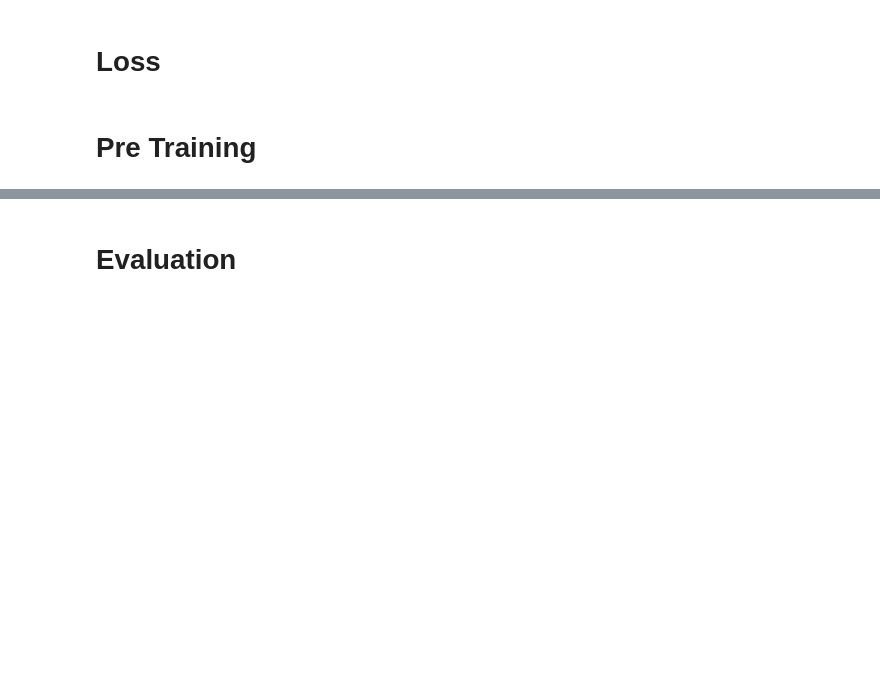
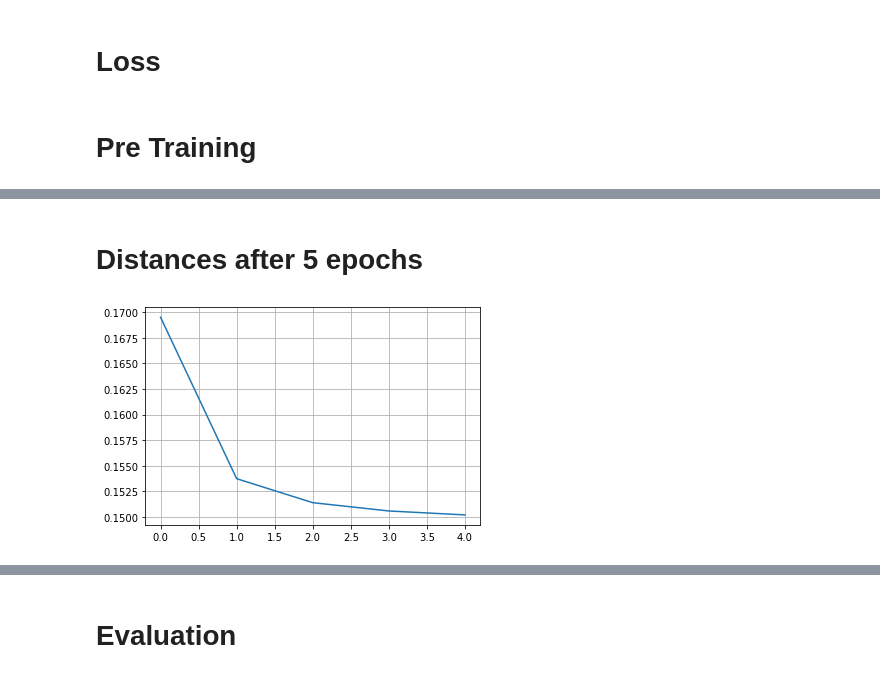
Before and after one commit to tensorflow/similarity, a Jupyter notebook: examples/unsupervised_hello_world.ipynb, the cells around one changed output, grey strips where cells are left out. Cells and saved outputs as stored; diff of their text form; code cells hidden in the pictures; blank space fills up the shorter version.

```diff
--- a/examples/unsupervised_hello_world.ipynb
+++ b/examples/unsupervised_hello_world.ipynb
@@ -153,7 +166,7 @@ _________________________________________________________________
 def get_predictor(dim, hiddin_dim=512, activation='relu'):
     inputs = layers.Input(shape=(dim,))
 
-    x = layers.Dense(hiddin_dim, activation=activation, use_bias=False)(inputs)
+    x = layers.Dense(hiddin_dim, activation=activation, use_bias=False, kernel_regularizer=regularizers.l2(WEIGHT_DECAY))(inputs)
     x = layers.BatchNormalization()(x)
 
     o = layers.Dense(dim)(x)
@@ -184,7 +197,7 @@ _________________________________________________________________
 # %%
 # This loss is minimizing either the cosine distance or the angular
 # distance and should be between [0, 4]
-loss = SimSiamLoss
+loss = SimSiamLoss(loss_type='angular_distance')
 metrics = [[encoder_std], []]
 # %% [markdown]
 # Pre Training
@@ -194,13 +207,16 @@ contrastive_model = ContrastiveModel(
     projector_model=simsiam_predictor,
     swap_representation=True)
 
+early_stopping = tf.keras.callbacks.EarlyStopping(
+    monitor="loss", patience=5, restore_best_weights=True
+)
 # use sgd as optimizer with constant loss as recommende in the paper.
 lr_decayed_fn = tf.keras.optimizers.schedules.CosineDecay(
     initial_learning_rate=INIT_LR, decay_steps=PRE_TRAIN_EPOCHS * STEPS_PER_EPOCH
 )
-sgd = tf.keras.optimizers.SGD(lr_decayed_fn, momentum=0.9)
+sgd = tf.keras.optimizers.SGD(lr_decayed_fn, momentum=0.6)
 contrastive_model.compile(optimizer=sgd, loss=loss, metrics=metrics)
 # %%
-contrastive_history = contrastive_model.fit(sampler, epochs=PRE_TRAIN_EPOCHS)
+contrastive_history = contrastive_model.fit(sampler, epochs=PRE_TRAIN_EPOCHS, callbacks=[early_stopping])
 # %% [output]
 Epoch 1/200
@@ -209,0 +245,8 @@ KeyboardInterrupt:
+# %% [markdown]
+# Distances after 5 epochs
+# %%
+plt.plot(contrastive_history.history['loss'])
+plt.grid("Angular Distance")
+plt.show()
+# %% [output]
+[figure, added]
```
Also changed, not shown: parts of 22 cells of this notebook, 2 other files.
